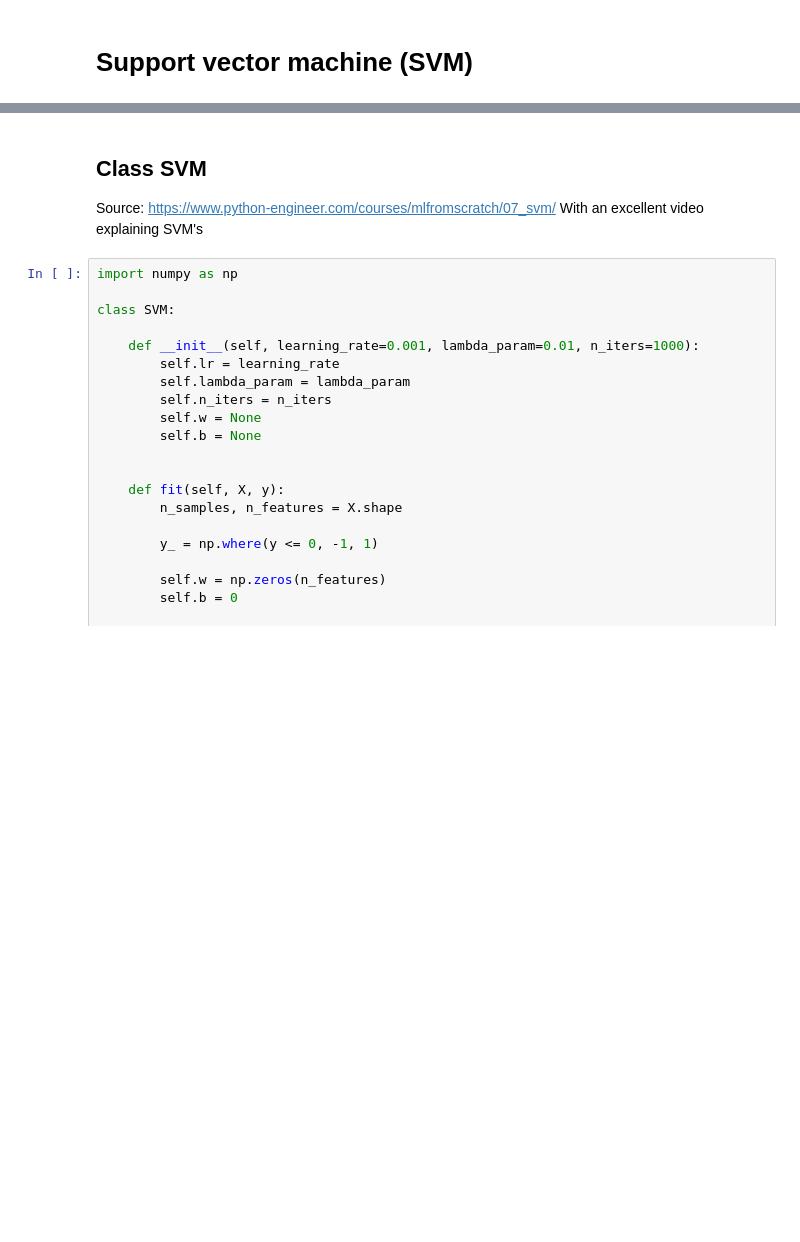
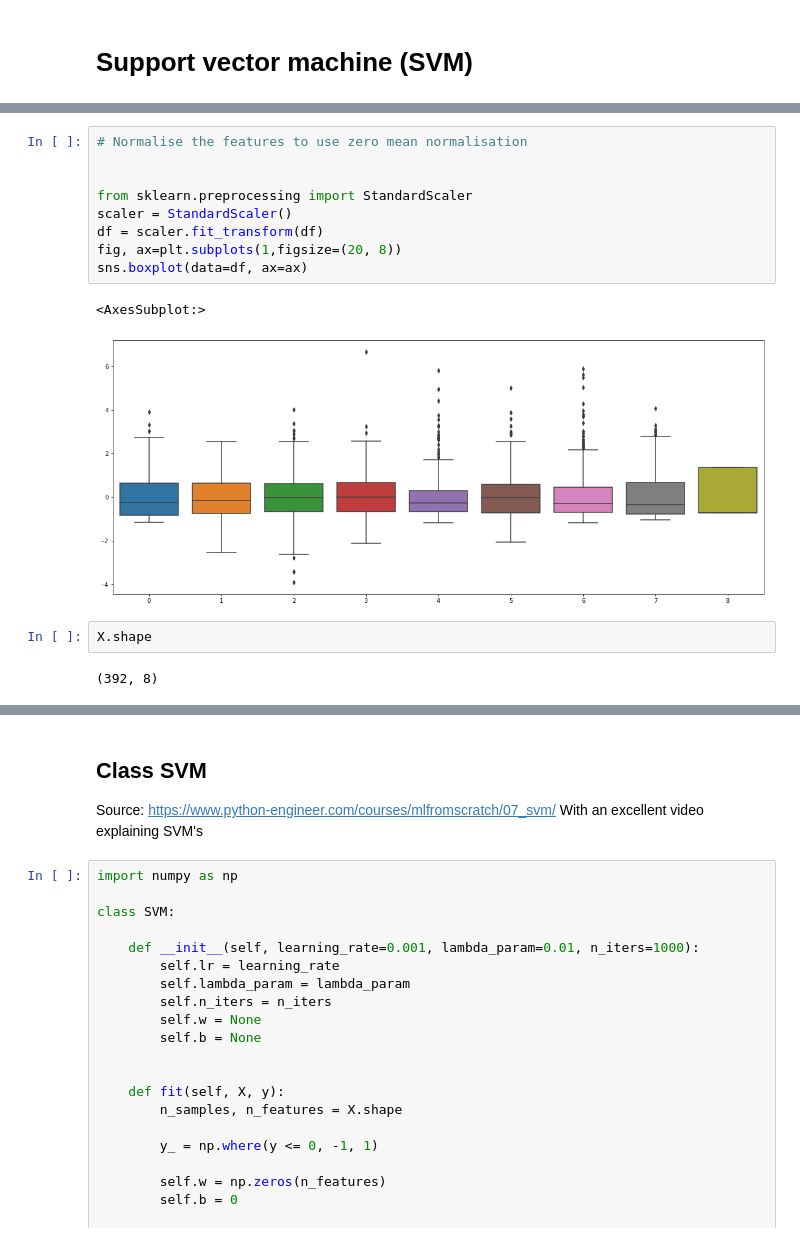
Before and after one commit to RossErskine/ML_Algorithms, a Jupyter notebook: Support vector machine (SVM).ipynb, the cells around one changed output, grey strips where cells are left out. Saved outputs shown, nothing was run; the diff lists cells and outputs as text; blank space fills up the shorter version.

```diff
--- a/Support vector machine (SVM).ipynb
+++ b/Support vector machine (SVM).ipynb
@@ -2,0 +111,16 @@
+# %%
+# Normalise the features to use zero mean normalisation
+
+
+from sklearn.preprocessing import StandardScaler
+scaler = StandardScaler()
+df = scaler.fit_transform(df)
+fig, ax=plt.subplots(1,figsize=(20, 8))
+sns.boxplot(data=df, ax=ax)
+# %% [output]
+<AxesSubplot:>
+[figure, added]
+# %%
+X.shape
+# %% [output]
+(392, 8)
```
Also changed, not shown: parts of 19 cells of this notebook.
